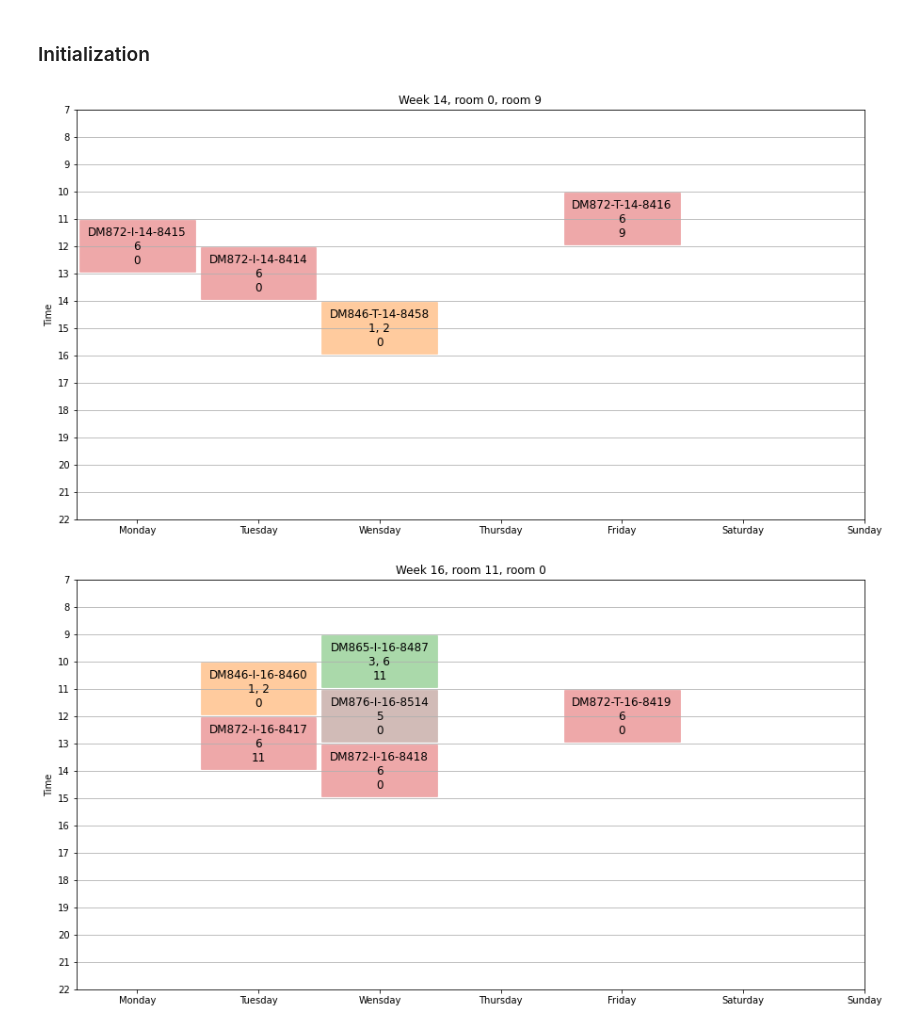
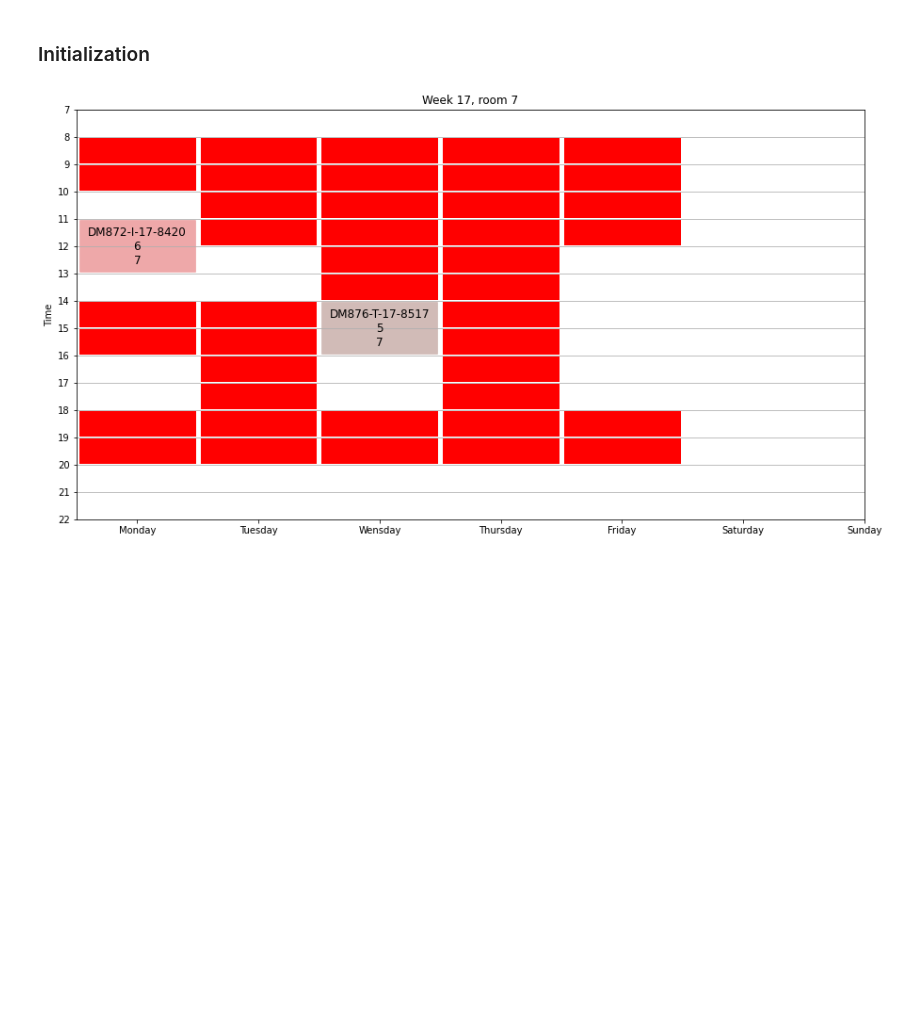
Before and after one commit to ValdemarGr/mathematical-opt-exercises, a Jupyter notebook: assignment-1/assignment.ipynb, the cells around one changed output. Cells and saved outputs as stored; diff of their text form; code cells hidden in the pictures; blank space fills up the shorter version.

```diff
--- a/assignment-1/assignment.ipynb
+++ b/assignment-1/assignment.ipynb
@@ -38,7 +38,7 @@ def plotDay(timeslots):
 
     plt.show()
 
-def plotWeek(timeslotDays, dayStartAndEnd = None, title = None, doSave=False):
+def plotWeek(timeslotDays, dayStartAndEnd = None, title = None, doSave=None):
     width = 15
     height = 8
     weekdays = 7
@@ -87,8 +87,8 @@ def plotWeek(timeslotDays, dayStartAndEnd = None, title = None, doSave=False):
     else:
         ax.set_title("Week")
 
-    if doSave:
-        plt.savefig("images/" + str(datetime.time(datetime.now())) + '.png')
+    if doSave != None:
+        plt.savefig("images/" + doSave + '.png')
 
     plt.show()
 # %%
@@ -681,7 +681,7 @@ for i, k in enumerate(events):
 
 dayStart = 8
 
-def plotFor(week, rooms, withBadSlots = False, doSave=False):
+def plotFor(week, rooms, withBadSlots = False, doSave=None):
     timeslots = [ [] for i in range(7) ]
 
     # plot data
@@ -710,34 +710,35 @@ def plotFor(week, rooms, withBadSlots = False, doSave=False):
                         continue
 
     roomStr = ", room ".join(list(map(lambda x: str(x), rooms)))
 
     plotWeek(timeslots, (7, 22), "Week " + str(week) + ", room " + roomStr, doSave=doSave)
 
 
 dm872 = list(filter(lambda x: x[1][0] == "DM872", enumerate(modelDataMapping.namedEvents)))
 
 wrpair = []
 
 for idx, (course, event) in dm872:
     for r in modelDataMapping.R:
         for (h,d,w) in modelDataMapping.P:
             if po.value(model.x[idx,r,h,d,w]) == 1:
                 wrpair.append((w,r))
 
 from itertools import groupby
 from operator import itemgetter
 sortkeyfn = itemgetter(0)
 
 lst = list(set(wrpair))
 
 dct = {}
 
 for w, r in lst:
     dct.setdefault(w, []).append(r)
 
-for w,rs in sorted(dct.items(), key=lambda x: x[0]):
-    plotFor(week=w, rooms=rs, doSave = True)
+#for w,rs in sorted(dct.items(), key=lambda x: x[0]):
+    #plotFor(week=w, rooms=rs, doSave = "week-" + str(w))
+
+#plotFor(week=17, rooms=[7], doSave = "badslot",withBadSlots=True)
 #print(po.value(model.delta[(0,0)]))
 # %% [output]
-[figure, old version]
+[figure, new version]
-[figure, removed]
```
Also changed, not shown: parts of 3 cells of this notebook, 10 other files.
